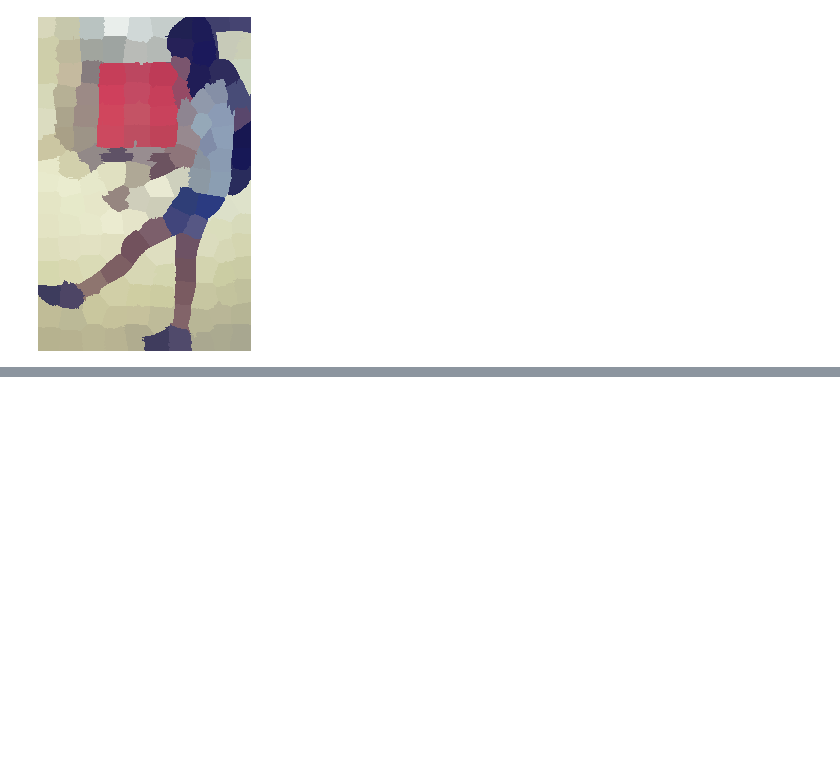
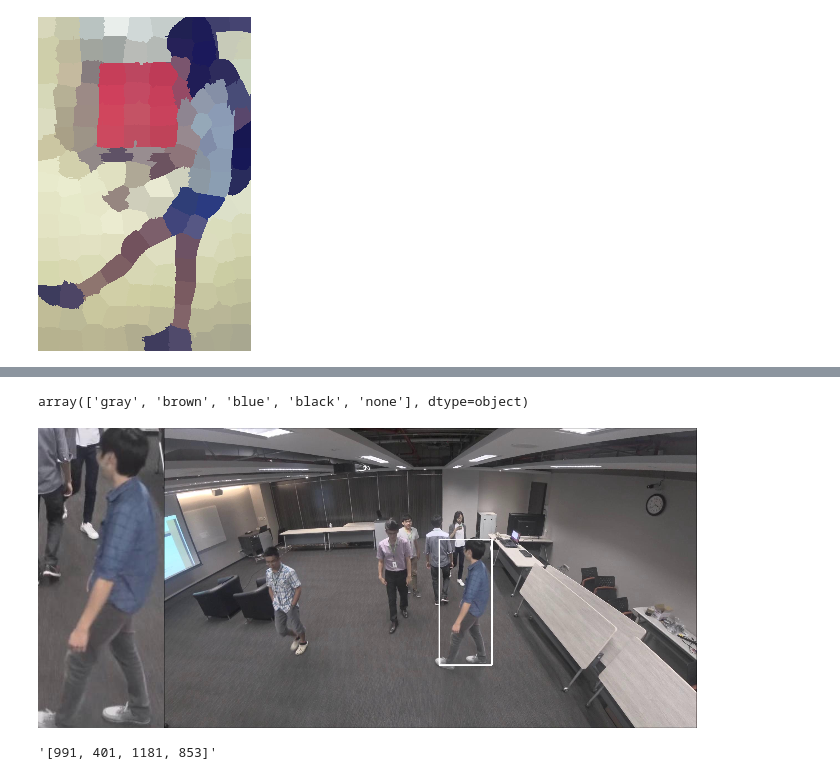
Before and after one commit to kakusikun/deep-learning-works, a Jupyter notebook: notebook/Color filter by keypoint.ipynb, the cells around one changed output, grey strips where cells are left out. Drawn from its saved outputs; the diff is of its cells as text; code cells hidden in the pictures; blank space fills up the shorter version.

```diff
--- a/notebook/Color filter by keypoint.ipynb
+++ b/notebook/Color filter by keypoint.ipynb
@@ -263,0 +440,4 @@ pil_img
+# %%
+df.uc.unique()
+# %% [output]
+array(['gray', 'brown', 'blue', 'black', 'none'], dtype=object)
@@ -263,0 +492,10 @@ pil_img
+# %%
+temp = cv2.cvtColor(merge_img, cv2.COLOR_BGR2RGB)
+pil_img = Image.fromarray(temp)
+pil_img
+# %% [output]
+[figure, added]
+# %%
+_df.iloc[idx].bbox
+# %% [output]
+'[991, 401, 1181, 853]'
```
Also changed, not shown: parts of 21 cells of this notebook, 5 other files.
